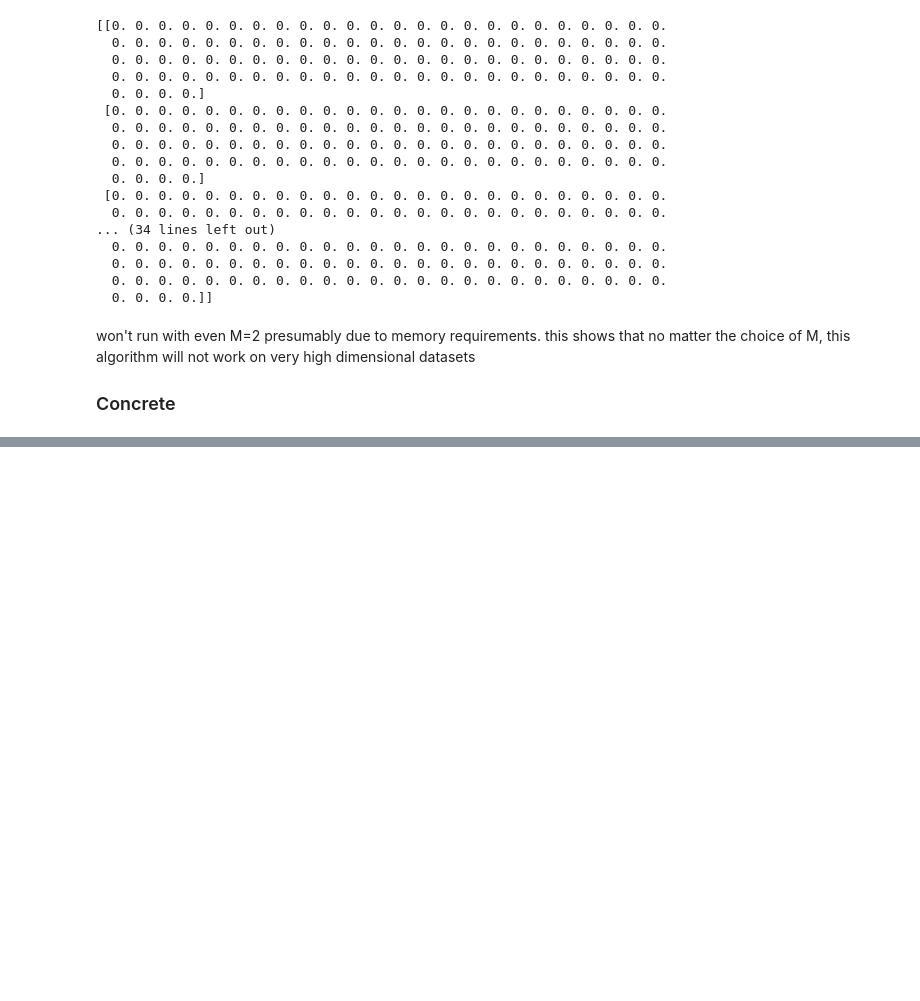
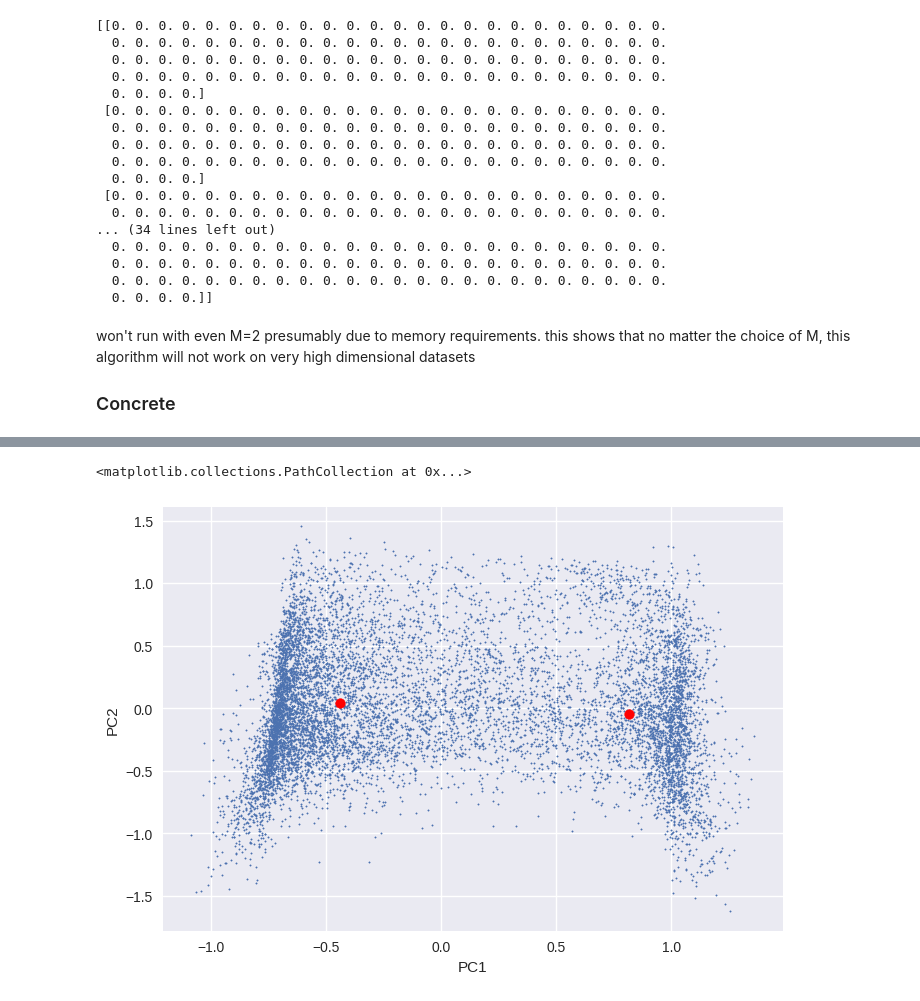
Before and after one commit to amy-ln/dpclustering, a Jupyter notebook: grid-experiment.ipynb, the cells around one changed output, grey strips where cells are left out. Drawn from its saved outputs; the diff is of its cells as text; code cells hidden in the pictures; blank space fills up the shorter version.

Commit message:
add forest to grid

```diff
--- a/grid-experiment.ipynb
+++ b/grid-experiment.ipynb
@@ -365,0 +363,17 @@ k=5 M=4 loss=1.571985684339089
+# %%
+forest = np.load("datasets/forest.npy")
+# %%
+centers = cluster_grid(forest, 2, 1, 3, seed=463841)
+
+pca = PCA(n_components = 2)
+forest_2d = pca.fit_transform(forest)
+
+plt.scatter(forest_2d[:,0], forest_2d[:,1], s=1)
+plt.xlabel("PC1")
+plt.ylabel("PC2")
+
+centers_2d = pca.transform(centers)
+plt.scatter(centers_2d[:,0], centers_2d[:,1], c="red")
+# %% [output]
+<matplotlib.collections.PathCollection at 0x...>
+[figure, added]
```
Also changed, not shown: parts of 2 cells of this notebook, 1 other file.
